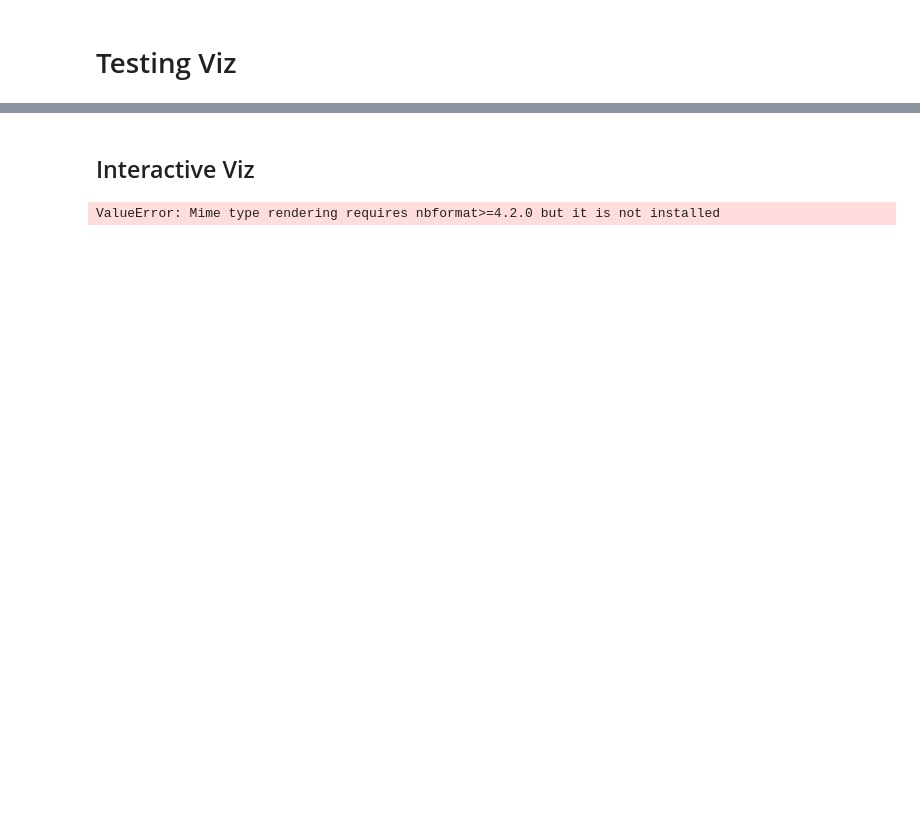
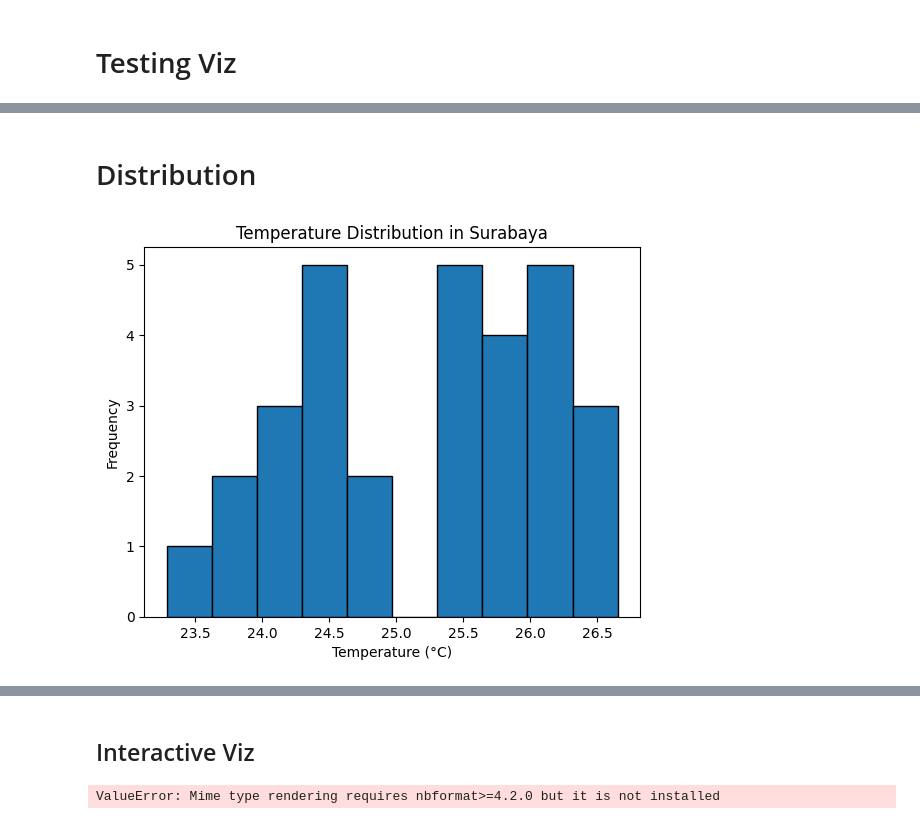
Before and after one commit to sakabmw/weather-dashboard, a Jupyter notebook: test.ipynb, the cells around one changed output, grey strips where cells are left out. Drawn from its saved outputs; the diff is of its cells as text; code cells hidden in the pictures; blank space fills up the shorter version.

```diff
--- a/test.ipynb
+++ b/test.ipynb
@@ -302,0 +340,10 @@ plt.show()
+# %% [markdown]
+# Distribution
+# %%
+plt.hist(weather_data["temperature"], bins=10, edgecolor="black")
+plt.xlabel("Temperature (°C)")
+plt.ylabel("Frequency")
+plt.title("Temperature Distribution in Surabaya")
+plt.show()
+# %% [output]
+[figure, added]
```
Also changed, not shown: parts of 12 cells of this notebook.
